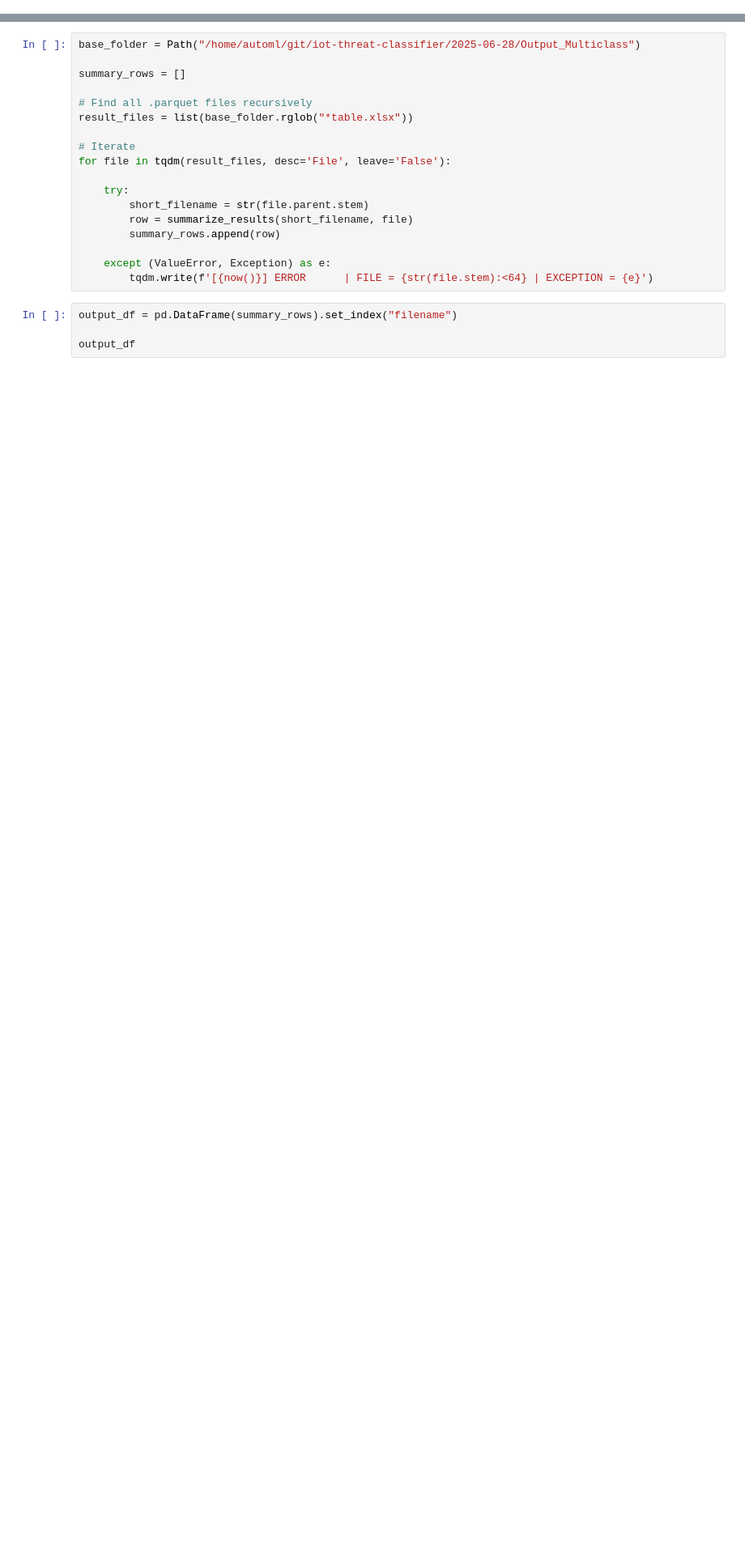
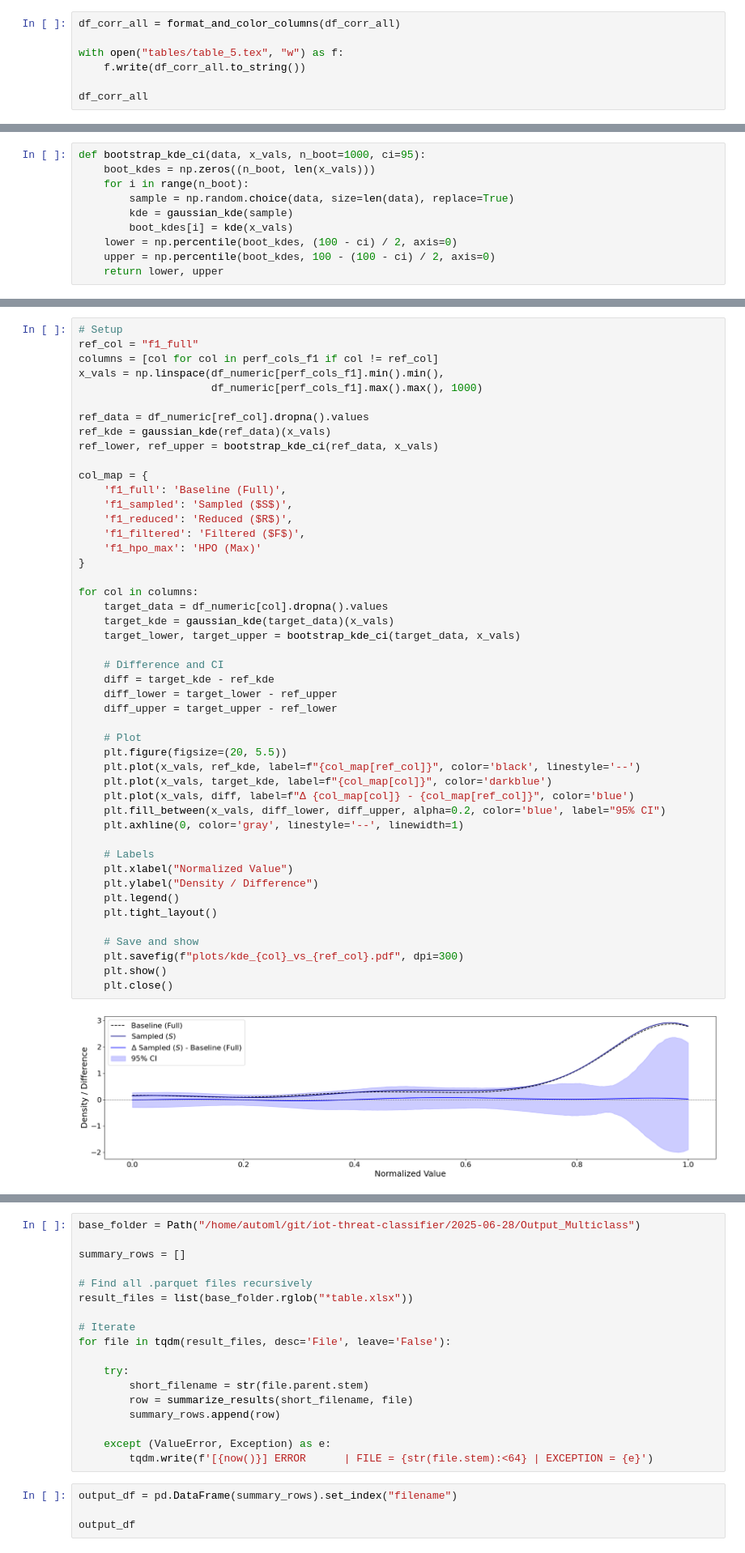
Before and after one commit to marcelovca90/ids-ml-gpu-benchmark, a Jupyter notebook: modules/evaluation/evaluator_parser.ipynb, the cells around one changed output, grey strips where cells are left out. Shown at 81% size. Drawn from its saved outputs; the diff is of its cells as text; blank space fills up the shorter version.

```diff
--- a/modules/evaluation/evaluator_parser.ipynb
+++ b/modules/evaluation/evaluator_parser.ipynb
@@ -89,0 +690,7 @@ def summarize_results(df_filename, results_filename):
+# %%
+df_corr_all = format_and_color_columns(df_corr_all)
+
+with open("tables/table_5.tex", "w") as f:
+    f.write(df_corr_all.to_string())
+
+df_corr_all
@@ -89,0 +716,10 @@ def summarize_results(df_filename, results_filename):
+# %%
+def bootstrap_kde_ci(data, x_vals, n_boot=1000, ci=95):
+    boot_kdes = np.zeros((n_boot, len(x_vals)))
+    for i in range(n_boot):
+        sample = np.random.choice(data, size=len(data), replace=True)
+        kde = gaussian_kde(sample)
+        boot_kdes[i] = kde(x_vals)
+    lower = np.percentile(boot_kdes, (100 - ci) / 2, axis=0)
+    upper = np.percentile(boot_kdes, 100 - (100 - ci) / 2, axis=0)
+    return lower, upper
@@ -89,0 +728,49 @@ def summarize_results(df_filename, results_filename):
+# %%
+# Setup
+ref_col = "f1_full"
+columns = [col for col in perf_cols_f1 if col != ref_col]
+x_vals = np.linspace(df_numeric[perf_cols_f1].min().min(),
+                     df_numeric[perf_cols_f1].max().max(), 1000)
+
+ref_data = df_numeric[ref_col].dropna().values
+ref_kde = gaussian_kde(ref_data)(x_vals)
+ref_lower, ref_upper = bootstrap_kde_ci(ref_data, x_vals)
+
+col_map = {
+    'f1_full': 'Baseline (Full)',
+    'f1_sampled': 'Sampled ($S$)',
+    'f1_reduced': 'Reduced ($R$)',
+    'f1_filtered': 'Filtered ($F$)',
+    'f1_hpo_max': 'HPO (Max)'
+}
+
+for col in columns:
+    target_data = df_numeric[col].dropna().values
+    target_kde = gaussian_kde(target_data)(x_vals)
+    target_lower, target_upper = bootstrap_kde_ci(target_data, x_vals)
+
+    # Difference and CI
+    diff = target_kde - ref_kde
+    diff_lower = target_lower - ref_upper
+    diff_upper = target_upper - ref_lower
+
+    # Plot
+    plt.figure(figsize=(20, 5.5))
+    plt.plot(x_vals, ref_kde, label=f"{col_map[ref_col]}", color='black', linestyle='--')
+    plt.plot(x_vals, target_kde, label=f"{col_map[col]}", color='darkblue')
+    plt.plot(x_vals, diff, label=f"Δ {col_map[col]} - {col_map[ref_col]}", color='blue')
+    plt.fill_between(x_vals, diff_lower, diff_upper, alpha=0.2, color='blue', label="95% CI")
+    plt.axhline(0, color='gray', linestyle='--', linewidth=1)
+
+    # Labels
+    plt.xlabel("Normalized Value")
+    plt.ylabel("Density / Difference")
+    plt.legend()
+    plt.tight_layout()
+
+    # Save and show
+    plt.savefig(f"plots/kde_{col}_vs_{ref_col}.pdf", dpi=300)
+    plt.show()
+    plt.close()
+# %% [output]
+[figure, added]
```
Also changed, not shown: parts of 32 cells of this notebook, 23 other files.
